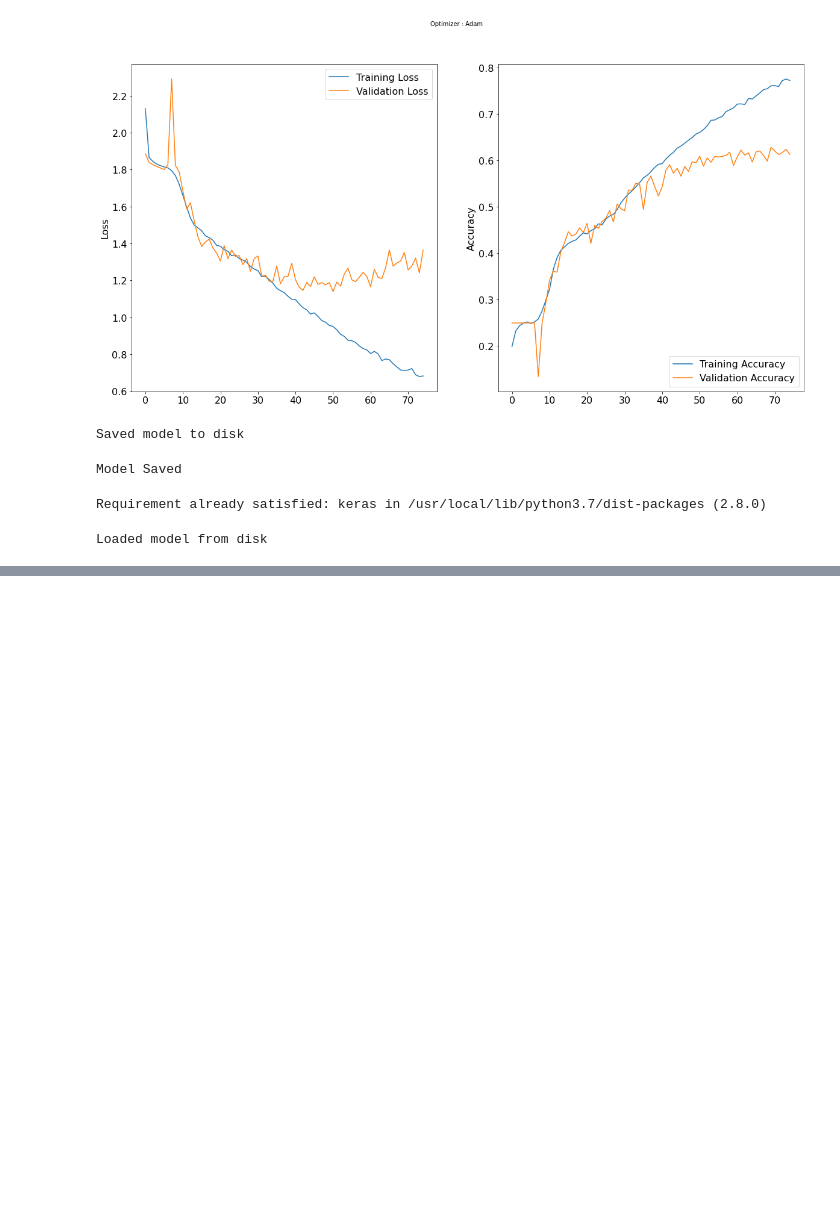
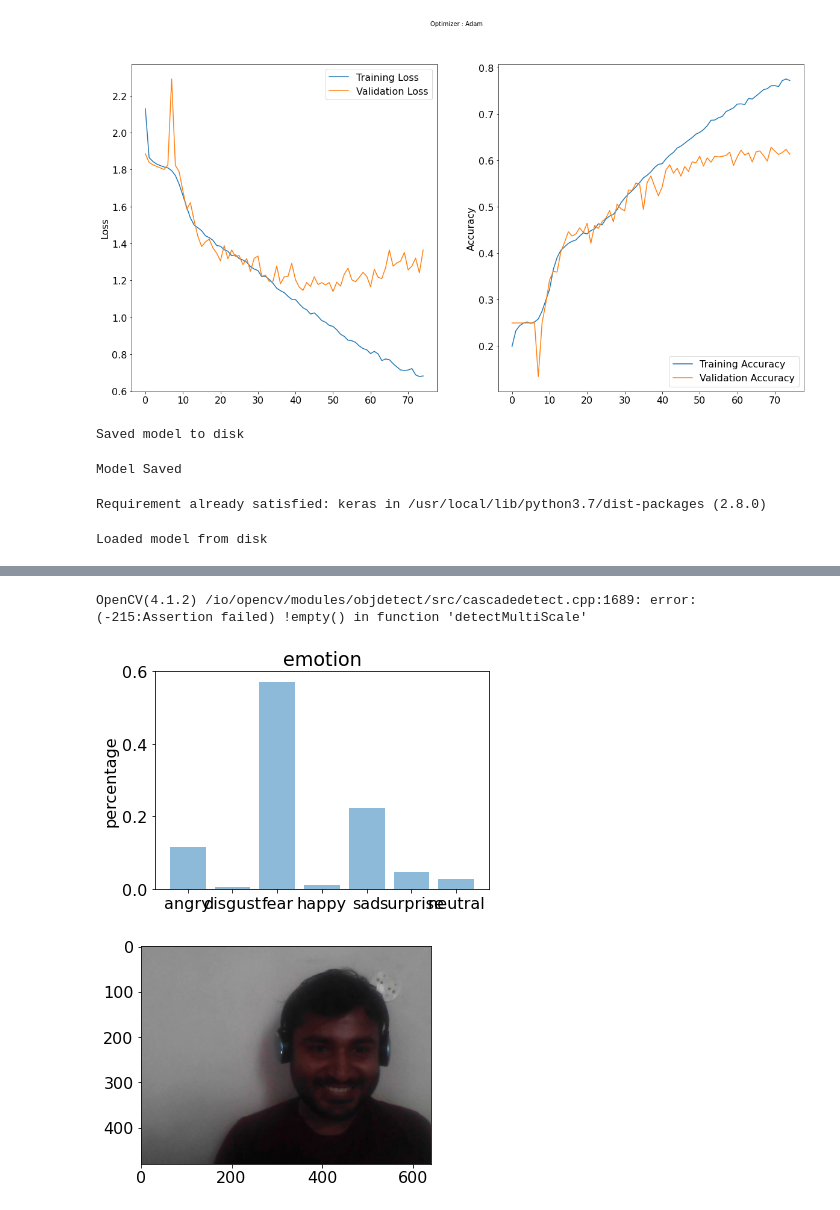
Before and after one commit to Vidhuran-Rajendran/Face_Emotion_Recognition, a Jupyter notebook: Live_class_Monitoring_System(Face_Emotion_Recognition).ipynb, the cells around one changed output, grey strips where cells are left out. Drawn from its saved outputs; the diff is of its cells as text; code cells hidden in the pictures; blank space fills up the shorter version.

```diff
--- a/Live_class_Monitoring_System(Face_Emotion_Recognition).ipynb
+++ b/Live_class_Monitoring_System(Face_Emotion_Recognition).ipynb
@@ -475,0 +526,66 @@ Loaded model from disk
+# %%
+import cv2
+
+def facecrop(image):
+    facedata = '/content/haarcascade_frontalface_alt.xml'
+    cascade = cv2.CascadeClassifier(facedata)
+
+    img = cv2.imread(image)
+
+    try:
+
+        minisize = (img.shape[1],img.shape[0])
+        miniframe = cv2.resize(img, minisize)
+
+        faces = cascade.detectMultiScale(miniframe)
+
+        for f in faces:
+            x, y, w, h = [ v for v in f ]
+            cv2.rectangle(img, (x,y), (x+w,y+h), (0,255,0), 2)
+
+            sub_face = img[y:y+h, x:x+w]
+
+
+            cv2.imwrite('capture.jpg', sub_face)
+            #print ("Writing: " + image)
+
+    except Exception as e:
+        print (e)
+
+
+
+
+if __name__ == '__main__':
+    facecrop('/content/photo.jpg')
+
+#Testing a file.
+
+from keras.preprocessing import image
+from keras.preprocessing.image import ImageDataGenerator
+
+import numpy as np
+import matplotlib.pyplot as plt
+
+
+file = '/content/photo.jpg'
+true_image = image.load_img(file)
+img = image.load_img(file, color_mode="grayscale", target_size=(48, 48))
+
+x = image.img_to_array(img)
+x = np.expand_dims(x, axis = 0)
+
+x /= 255
+
+custom = model.predict(x)
+emotion_analysis(custom[0])
+
+x = np.array(x, 'float32')
+x = x.reshape([48, 48]);
+
+
+plt.imshow(true_image)
+plt.show()
+# %% [output]
+OpenCV(4.1.2) /io/opencv/modules/objdetect/src/cascadedetect.cpp:1689: error: (-215:Assertion failed) !empty() in function 'detectMultiScale'
+[figure, added]
+[figure, added]
```
Also changed, not shown: parts of 6 cells of this notebook.
